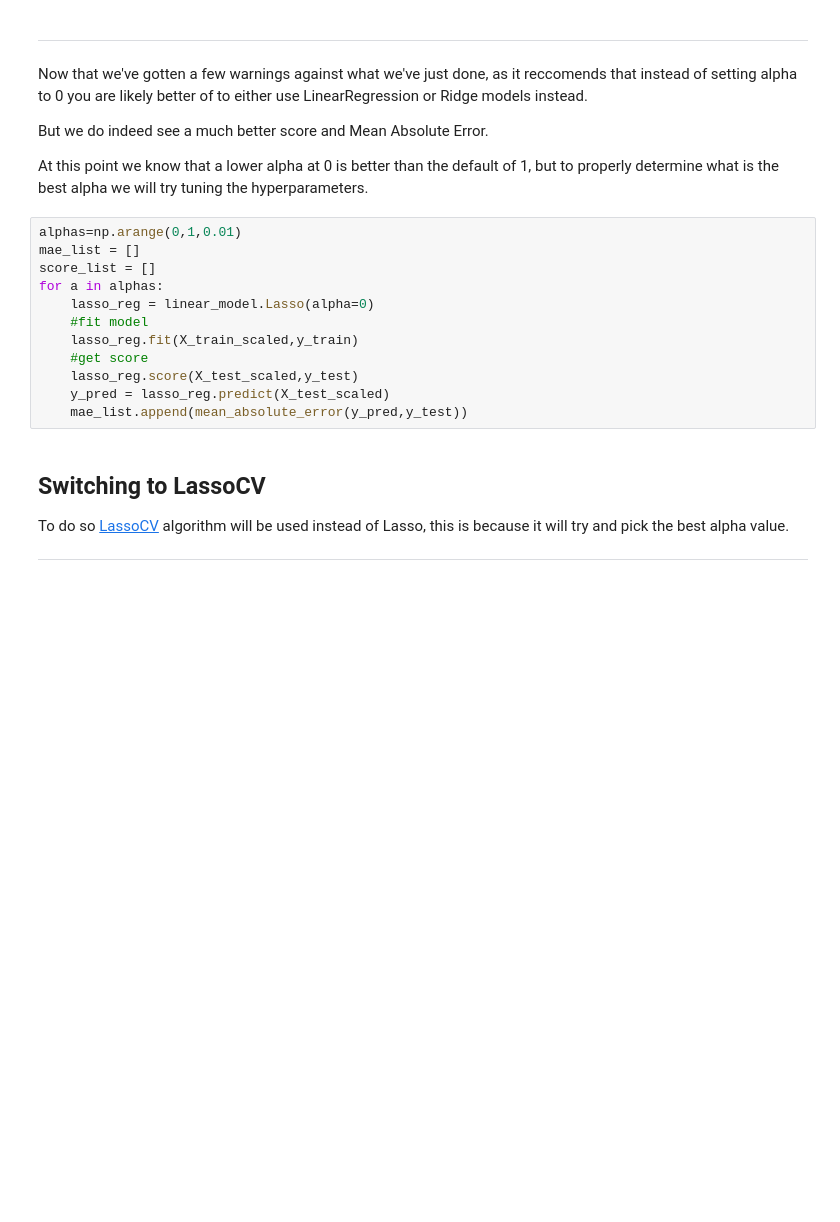
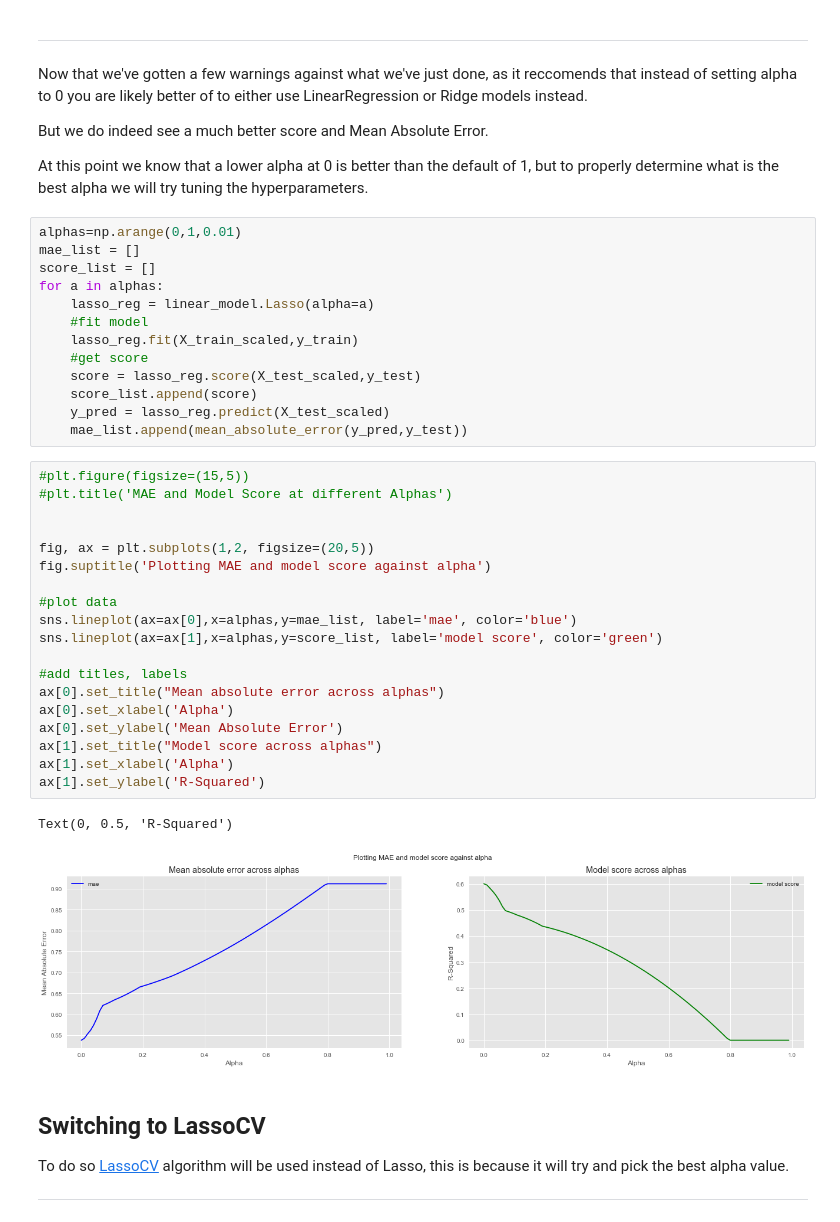
Before and after one commit to itskeithstudent/Machine-Learning-and-Statistics-Assessment, a Jupyter notebook: scikit-learn.ipynb, the cells around one changed output. Drawn from its saved outputs; the diff is of its cells as text; blank space fills up the shorter version.

```diff
--- a/scikit-learn.ipynb
+++ b/scikit-learn.ipynb
@@ -405,13 +410,36 @@ alphas=np.arange(0,1,0.01)
 mae_list = []
 score_list = []
 for a in alphas:
-    lasso_reg = linear_model.Lasso(alpha=0)
+    lasso_reg = linear_model.Lasso(alpha=a)
     #fit model
     lasso_reg.fit(X_train_scaled,y_train)
     #get score
-    lasso_reg.score(X_test_scaled,y_test)
+    score = lasso_reg.score(X_test_scaled,y_test)
+    score_list.append(score)
     y_pred = lasso_reg.predict(X_test_scaled)
     mae_list.append(mean_absolute_error(y_pred,y_test))
+# %%
+#plt.figure(figsize=(15,5))
+#plt.title('MAE and Model Score at different Alphas')
+
+
+fig, ax = plt.subplots(1,2, figsize=(20,5))
+fig.suptitle('Plotting MAE and model score against alpha')
+
+#plot data
+sns.lineplot(ax=ax[0],x=alphas,y=mae_list, label='mae', color='blue')
+sns.lineplot(ax=ax[1],x=alphas,y=score_list, label='model score', color='green')
+
+#add titles, labels
+ax[0].set_title("Mean absolute error across alphas")
+ax[0].set_xlabel('Alpha')
+ax[0].set_ylabel('Mean Absolute Error')
+ax[1].set_title("Model score across alphas")
+ax[1].set_xlabel('Alpha')
+ax[1].set_ylabel('R-Squared')
+# %% [output]
+Text(0, 0.5, 'R-Squared')
+[figure, added]
 # %% [markdown]
 ## Switching to LassoCV
 To do so [LassoCV](https://scikit-learn.org/stable/modules/generated/sklearn.linear_model.LassoCV.html) algorithm will be used instead of Lasso, this is because it will try and pick the best alpha value.
```
Also changed, not shown: parts of 6 cells of this notebook.
